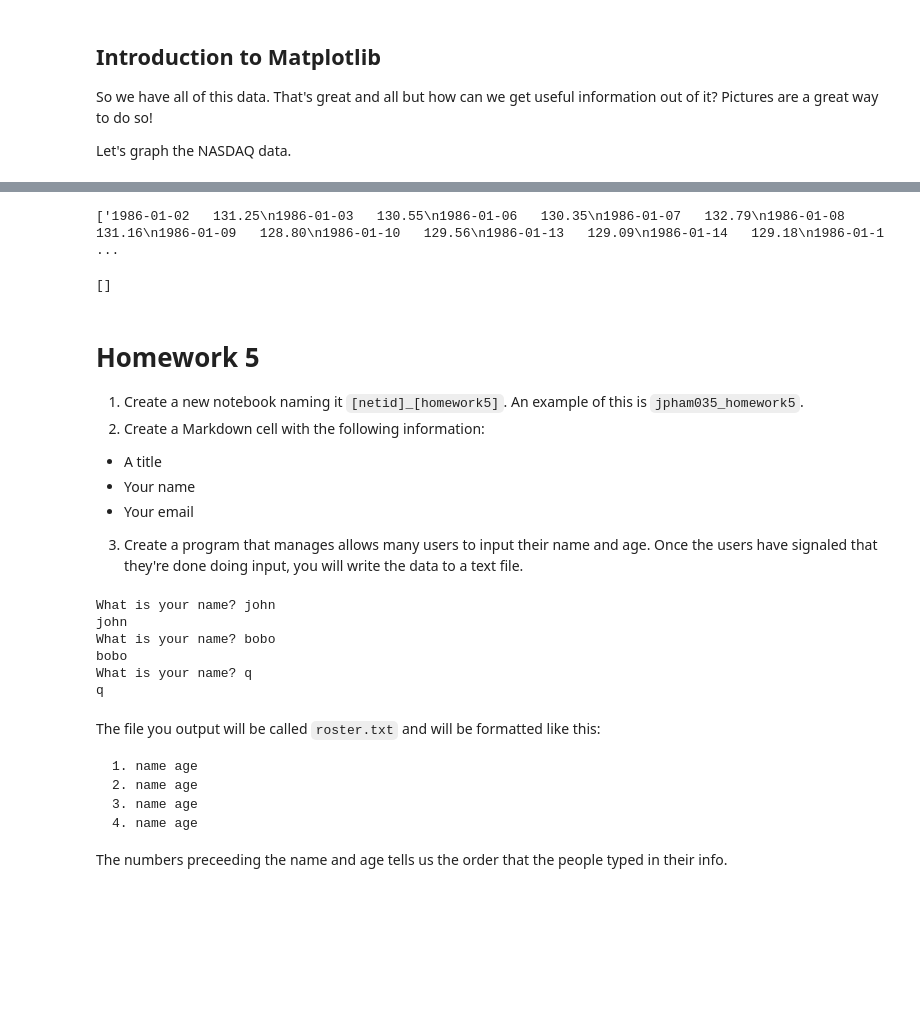
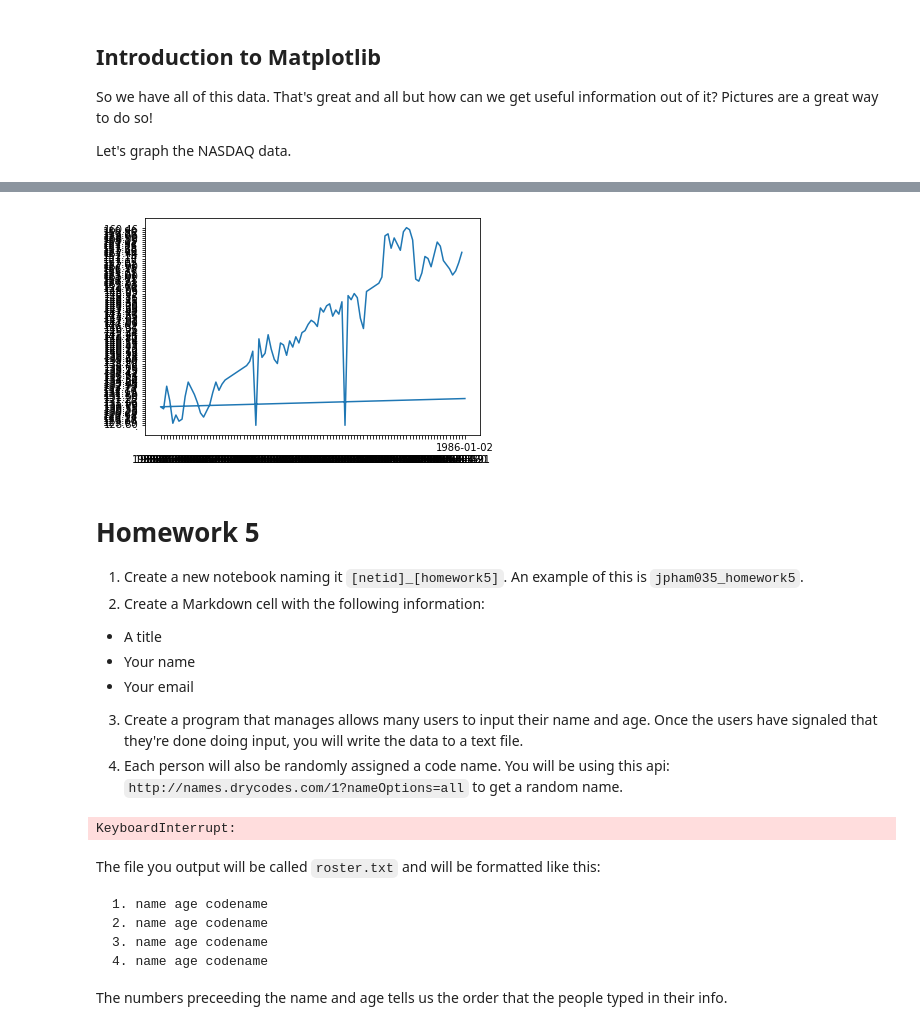
Before and after one commit to JohnPhamous/introduction-to-python-course, a Jupyter notebook: itpp-lesson5.ipynb, the cells around one changed output, grey strips where cells are left out. Saved outputs shown, nothing was run; the diff lists cells and outputs as text; code cells hidden in the pictures; blank space fills up the shorter version.

````diff
--- a/itpp-lesson5.ipynb
+++ b/itpp-lesson5.ipynb
@@ -173,24 +324,33 @@ Let's graph the NASDAQ data.
 # %%
 # allows you to display charts within the notebook
 %matplotlib inline
 
 import matplotlib
 import numpy as np
 import matplotlib.pyplot as plt
 
 dates = []
 prices = []
 
-data = open('rawData.txt').read()
-print(data.split(","))
-# for item in data:
-#     print(item)
-#     dates.append(item.split("  ")[0])
-#     prices.append(item.split("  ")[1])
-prices
+data = open('NASDAQ100.csv').read().split(',')
+
+# print(data)
+
+counter = 0
+for item in data:
+    if counter % 2 == 0:
+        dates.append(item)
+    else:
+        prices.append(item)
+    counter += 1
+
+dates.pop()
+plt.plot(dates[:100], prices[:100], label='prices')
+plt.show()
+# print(len(dates), len(prices))
+# print(dates)
 # %% [output]
-['1986-01-02   131.25\n1986-01-03   130.55\n1986-01-06   130.35\n1986-01-07   132.79\n1986-01-08   131.16\n1986-01-09   128.80\n1986-01-10   129.56\n1986-01-13   129.09\n1986-01-14   129.18\n1986-01-1 ...
-[]
+[figure, added]
 # %% [markdown]
 # Homework 5
 
@@ -201,30 +361,30 @@ prices
   * Your email
 
 3. Create a program that manages allows many users to input their name and age. Once the users have signaled that they're done doing input, you will write the data to a text file.
+4. Each person will also be randomly assigned a code name. You will be using this api: `http://names.drycodes.com/1?nameOptions=all` to get a random name.
 # %%
 # Here's some code to get you started
+import requests
 
 curName = ''
 curAge = 0
+codeName = ''
 
 while curName != 'q':
     curName = input("What is your name? ")
     print(curName)
+    # how do you make a request to an API?
+    # is the data in json?
 # %% [output]
-What is your name? john
-john
-What is your name? bobo
-bobo
-What is your name? q
-q
+KeyboardInterrupt:
 # %% [markdown]
 The file you output will be called `roster.txt` and will be formatted like this:
 
 ```txt
-1. name age
-2. name age
-3. name age
-4. name age
+1. name age codename
+2. name age codename
+3. name age codename
+4. name age codename
 ```
 
 The numbers preceeding the name and age tells us the order that the people typed in their info.
````
Also changed, not shown: parts of 13 cells of this notebook, 5 other files.
